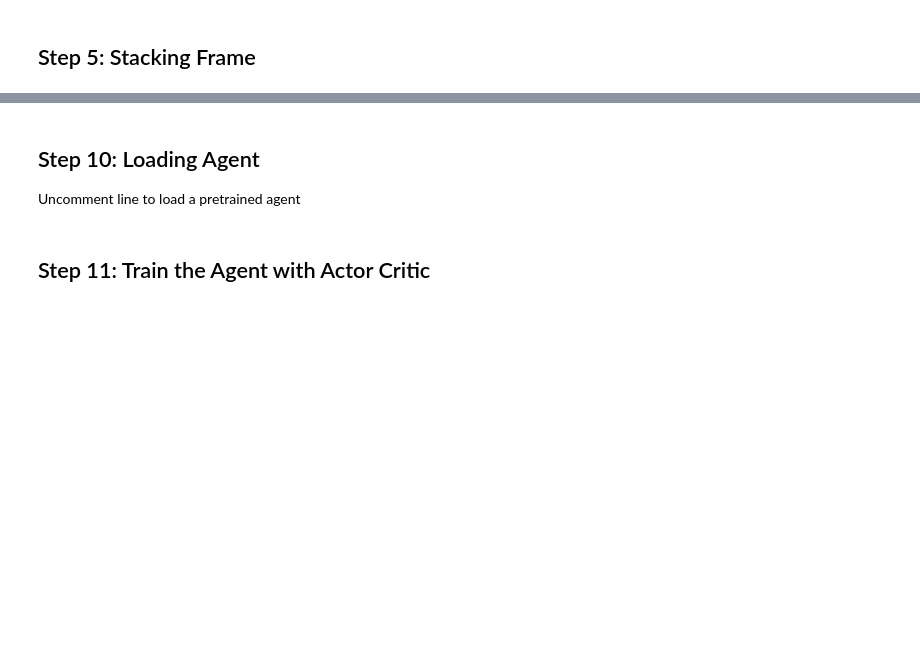
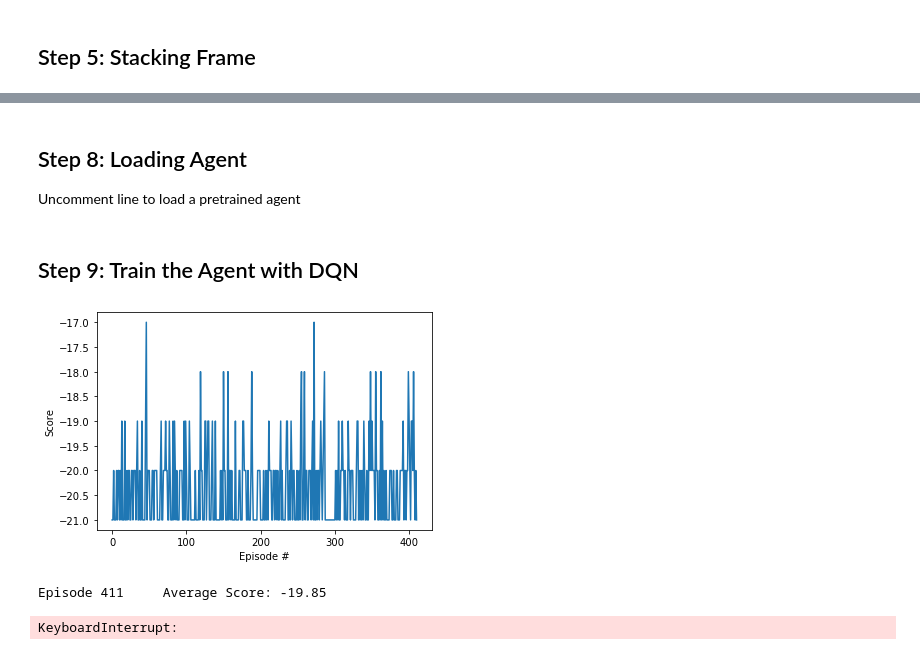
Before and after one commit to deepanshut041/Reinforcement-Learning, a Jupyter notebook: cgames/02_space_invader/space_invader_ppo.ipynb, the cells around one changed output, grey strips where cells are left out. Saved outputs shown, nothing was run; the diff lists cells and outputs as text; code cells hidden in the pictures; blank space fills up the shorter version.

```diff
--- a/cgames/02_space_invader/space_invader_ppo.ipynb
+++ b/cgames/02_space_invader/space_invader_ppo.ipynb
@@ -249,5 +116,5 @@ while True:
 
 env.close()
 # %% [markdown]
-## Step 10: Loading Agent
+## Step 8: Loading Agent
 Uncomment line to load a pretrained agent
@@ -273,3 +121,7 @@ scores_window = deque(maxlen=100)
+# %%
+start_epoch = 0
+scores = []
+scores_window = deque(maxlen=20)
 # %% [markdown]
-## Step 11: Train the Agent with Actor Critic
+## Step 9: Train the Agent with DQN
 # %%
@@ -303,2 +159,8 @@ def train(n_episodes=2000):
     return scores
+# %%
+scores = train(1000)
+# %% [output]
+[figure, added]
+Episode 411     Average Score: -19.85
+KeyboardInterrupt:
 # %%
```
Also changed, not shown: parts of 27 cells of this notebook, 9 other files.
